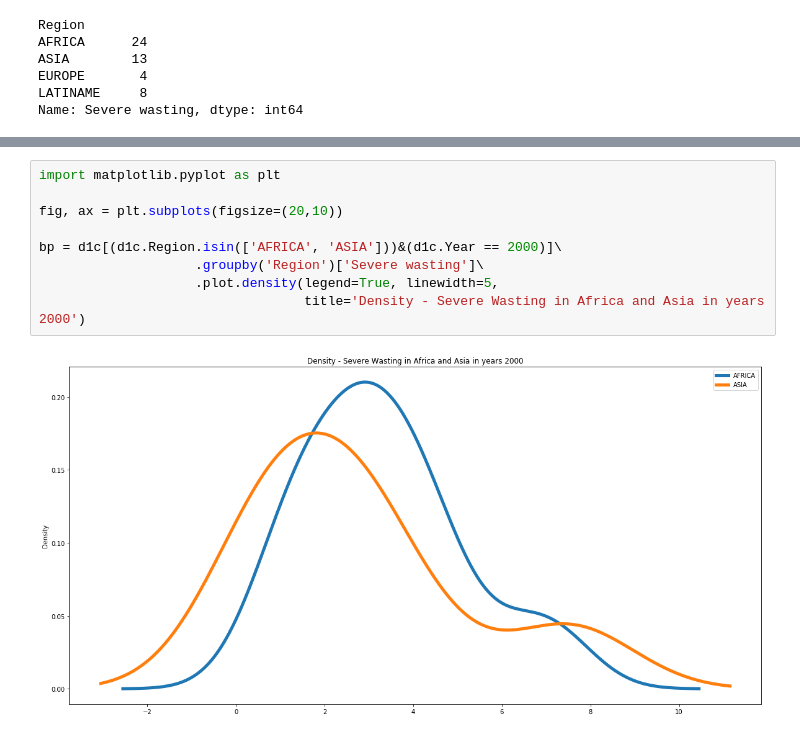
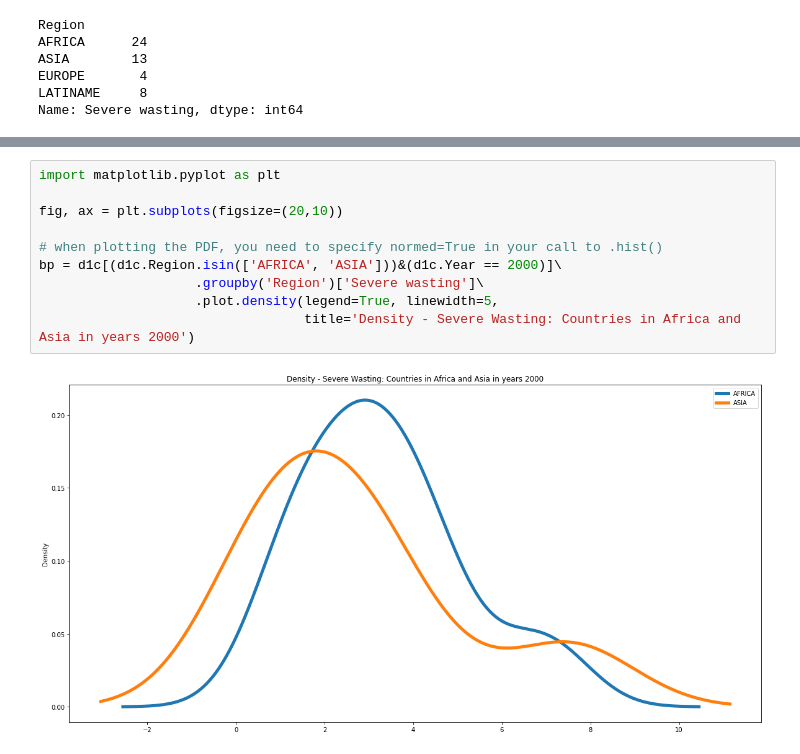
Before and after one commit to menubie/studies, a Jupyter notebook: distributions/distributions_exercises.ipynb, the cells around one changed output, grey strips where cells are left out. Saved outputs shown, nothing was run; the diff lists cells and outputs as text.

```diff
--- a/distributions/distributions_exercises.ipynb
+++ b/distributions/distributions_exercises.ipynb
@@ -54,11 +60,12 @@ dtype: object
 # %%
 import matplotlib.pyplot as plt
 
 fig, ax = plt.subplots(figsize=(20,10))
 
+# when plotting the PDF, you need to specify normed=True in your call to .hist()
 bp = d1c[(d1c.Region.isin(['AFRICA', 'ASIA']))&(d1c.Year == 2000)]\
                     .groupby('Region')['Severe wasting']\
                     .plot.density(legend=True, linewidth=5,
-                                  title='Density - Severe Wasting in Africa and Asia in years 2000')
+                                  title='Density - Severe Wasting: Countries in Africa and Asia in years 2000')
 # %% [output]
-[figure, old version]
+[figure, new version]
```
Also changed, not shown: parts of 9 cells of this notebook, 2 other files.
